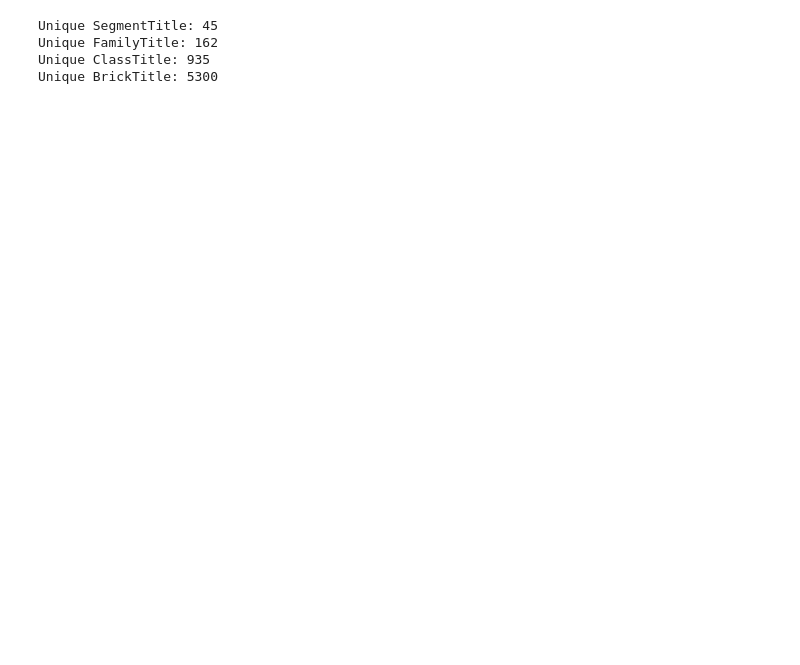
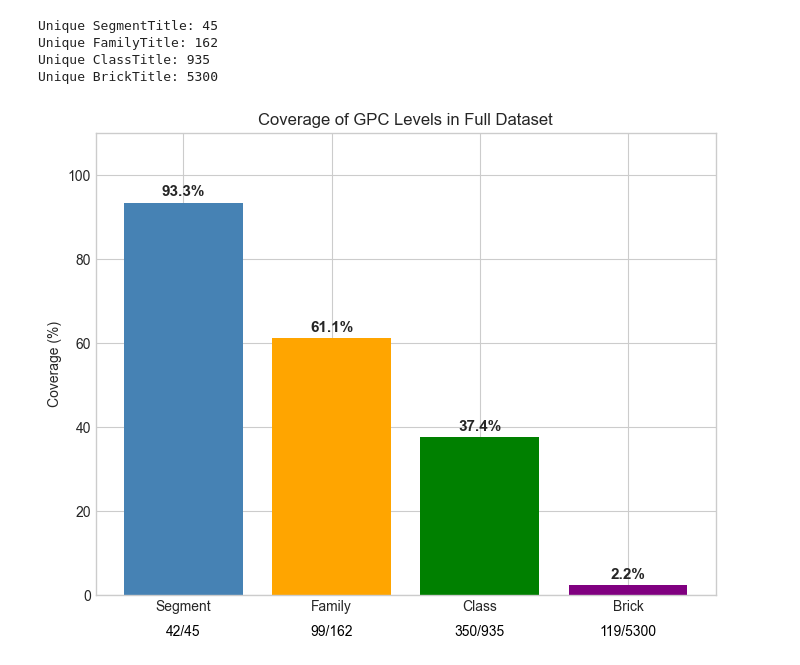
Before and after one commit to A11Veles/PC_Iter7, a Jupyter notebook: src/EDA.ipynb, the cells around one changed output. Cells and saved outputs as stored; diff of their text form; code cells hidden in the pictures; blank space fills up the shorter version.

```diff
--- a/src/EDA.ipynb
+++ b/src/EDA.ipynb
@@ -679,3 +693,47 @@ Unique SegmentTitle: 45
 Unique FamilyTitle: 162
 Unique ClassTitle: 935
 Unique BrickTitle: 5300
+# %%
+import matplotlib.pyplot as plt
+import seaborn as sns
+plt.style.use('seaborn-v0_8-whitegrid')
+sns.set_palette("husl")
+from matplotlib.ticker import FuncFormatter
+from scipy.interpolate import make_interp_spline
+# %%
+
+totals = {
+    "Segment": df["SegmentTitle"].nunique(),
+    "Family": df["FamilyTitle"].nunique(),
+    "Class": df["ClassTitle"].nunique(),
+    "Brick": df["BrickTitle"].nunique(),
+}
+
+
+actuals = {
+    "Segment": full_df["segment"].nunique(),
+    "Family": full_df["family"].nunique(),
+    "Class": full_df["class"].nunique(),
+    "Brick": full_df["brick"].nunique()
+}
+
+
+levels = list(totals.keys())
+coverage = [actuals[l] / totals[l] * 100 for l in levels]
+
+plt.figure(figsize=(8,6))
+bars = plt.bar(levels, coverage, color=["steelblue", "orange", "green", "purple"])
+
+for i, bar in enumerate(bars):
+    height = bar.get_height()
+    plt.text(bar.get_x() + bar.get_width()/2, height + 1,
+             f"{height:.1f}%", ha='center', va='bottom', fontsize=11, fontweight="bold")
+    plt.text(bar.get_x() + bar.get_width()/2, -7,
+             f"{actuals[levels[i]]}/{totals[levels[i]]}", ha='center', va='top', fontsize=10, color="black")
+
+plt.ylim(0, 110)
+plt.ylabel("Coverage (%)")
+plt.title("Coverage of GPC Levels in Full Dataset")
+plt.show()
+# %% [output]
+[figure, added]
```
Also changed, not shown: parts of 13 cells of this notebook, 5 other files.
